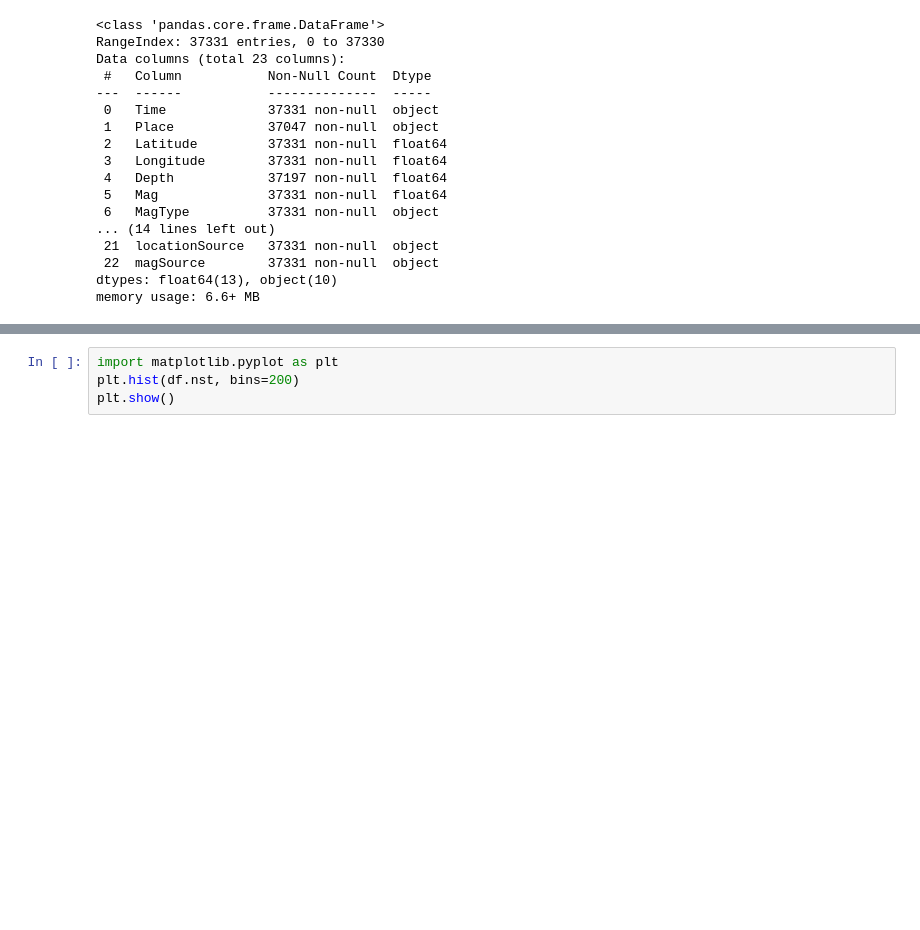
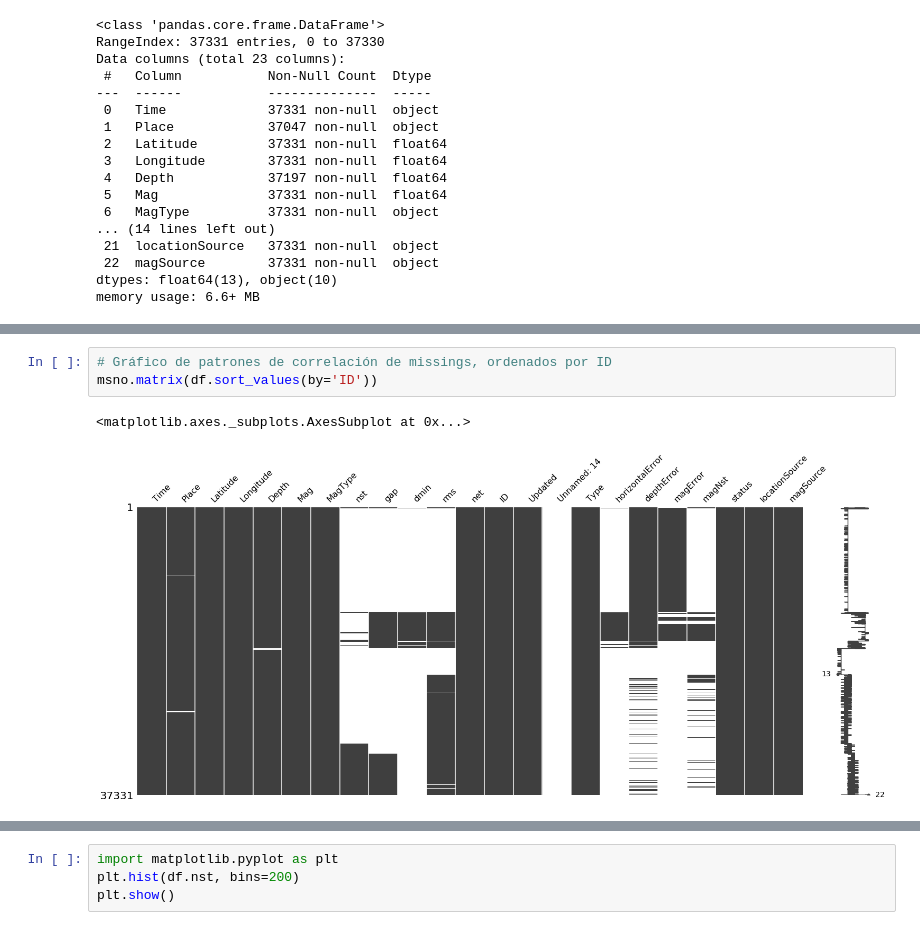
Before and after one commit to imurcortes/Eathquake, a Jupyter notebook: code.ipynb, the cells around one changed output, grey strips where cells are left out. Drawn from its saved outputs; the diff is of its cells as text; blank space fills up the shorter version.

```diff
--- a/code.ipynb
+++ b/code.ipynb
@@ -55,0 +137,6 @@ Las columnas devuelven la siguiente información:
+# %%
+# Gráfico de patrones de correlación de missings, ordenados por ID
+msno.matrix(df.sort_values(by='ID'))
+# %% [output]
+<matplotlib.axes._subplots.AxesSubplot at 0x...>
+[figure, added]
```
Also changed, not shown: parts of 14 cells of this notebook, 1 other file.
